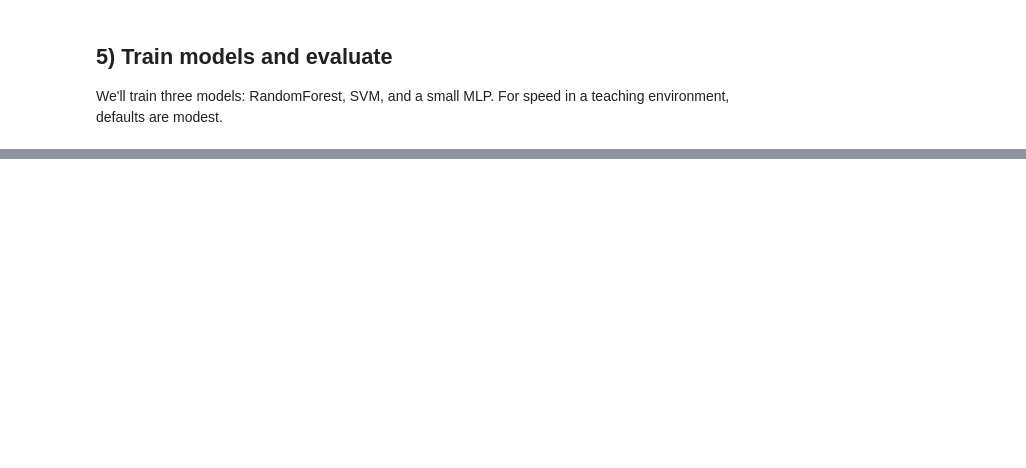
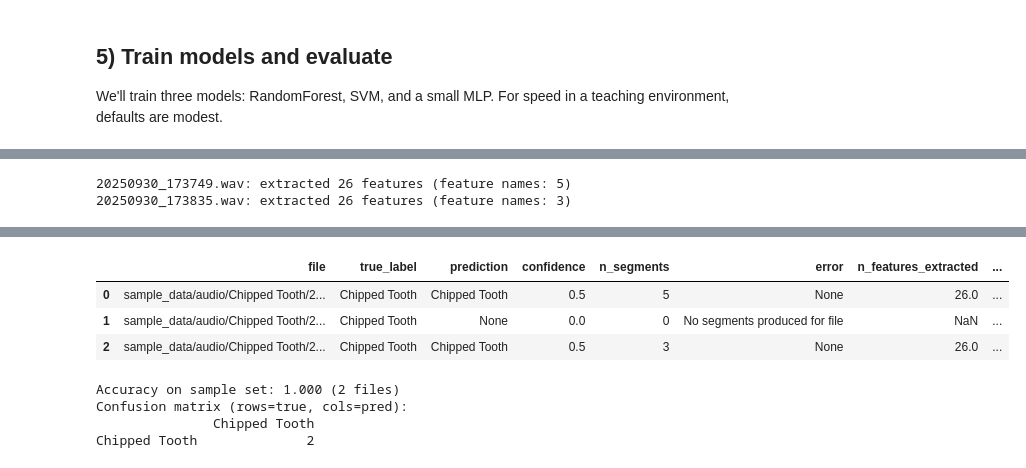
Before and after one commit to Ibrahimhk98/FrED-Predictive-Maintenance, a Jupyter notebook: bearing_fault_workshop.ipynb, the cells around one changed output, grey strips where cells are left out. Cells and saved outputs as stored; diff of their text form; code cells hidden in the pictures; blank space fills up the shorter version.

Commit message:
notebook: refactor batch prediction cell into batch_predict module with UI

```diff
--- a/bearing_fault_workshop.ipynb
+++ b/bearing_fault_workshop.ipynb
@@ -622,0 +392,29 @@ else:
+# %%
+# Batch prediction UI using external helper script to reduce notebook code size
+from pathlib import Path
+import sys
+
+# Add models directory (handle spaces)
+_models_path = Path('./Preparation/Sample Preparation/Models').resolve()
+if str(_models_path) not in sys.path:
+    sys.path.append(str(_models_path))
+
+from batch_predict import render_batch_prediction_ui  # type: ignore
+
+# Reuse variables from notebook; ensure best_model & scaler exist
+if 'best_model' not in globals() or 'scaler' not in globals():
+    raise RuntimeError('Train models first so best_model and scaler are defined.')
+
+ui_batch = render_batch_prediction_ui(
+    best_model=best_model,
+    scaler=scaler,
+    segment_seconds=segment_seconds,
+    overlap=overlap,
+    feature_level=feature_level,
+    train_feat_names=feat_names if 'feat_names' in globals() else None,
+    sample_root=Path('sample_data/audio'),
+)
+ui_batch
+# %% [output]
+20250930_173749.wav: extracted 26 features (feature names: 5)
+20250930_173835.wav: extracted 26 features (feature names: 3)
@@ -622,0 +425,8 @@ else:
+|  | file | true_label | prediction | confidence | n_segments | error | n_features_extracted | ... |
+| 0 | sample_data/audio/Chipped Tooth/2... | Chipped Tooth | Chipped Tooth | 0.5 | 5 | None | 26.0 | ... |
+| 1 | sample_data/audio/Chipped Tooth/2... | Chipped Tooth | None | 0.0 | 0 | No segments produced for file | NaN | ... |
+| 2 | sample_data/audio/Chipped Tooth/2... | Chipped Tooth | Chipped Tooth | 0.5 | 3 | None | 26.0 | ... |
+Accuracy on sample set: 1.000 (2 files)
+Confusion matrix (rows=true, cols=pred):
+               Chipped Tooth
+Chipped Tooth              2
```
Also changed, not shown: parts of 18 cells of this notebook, 1 other file.
